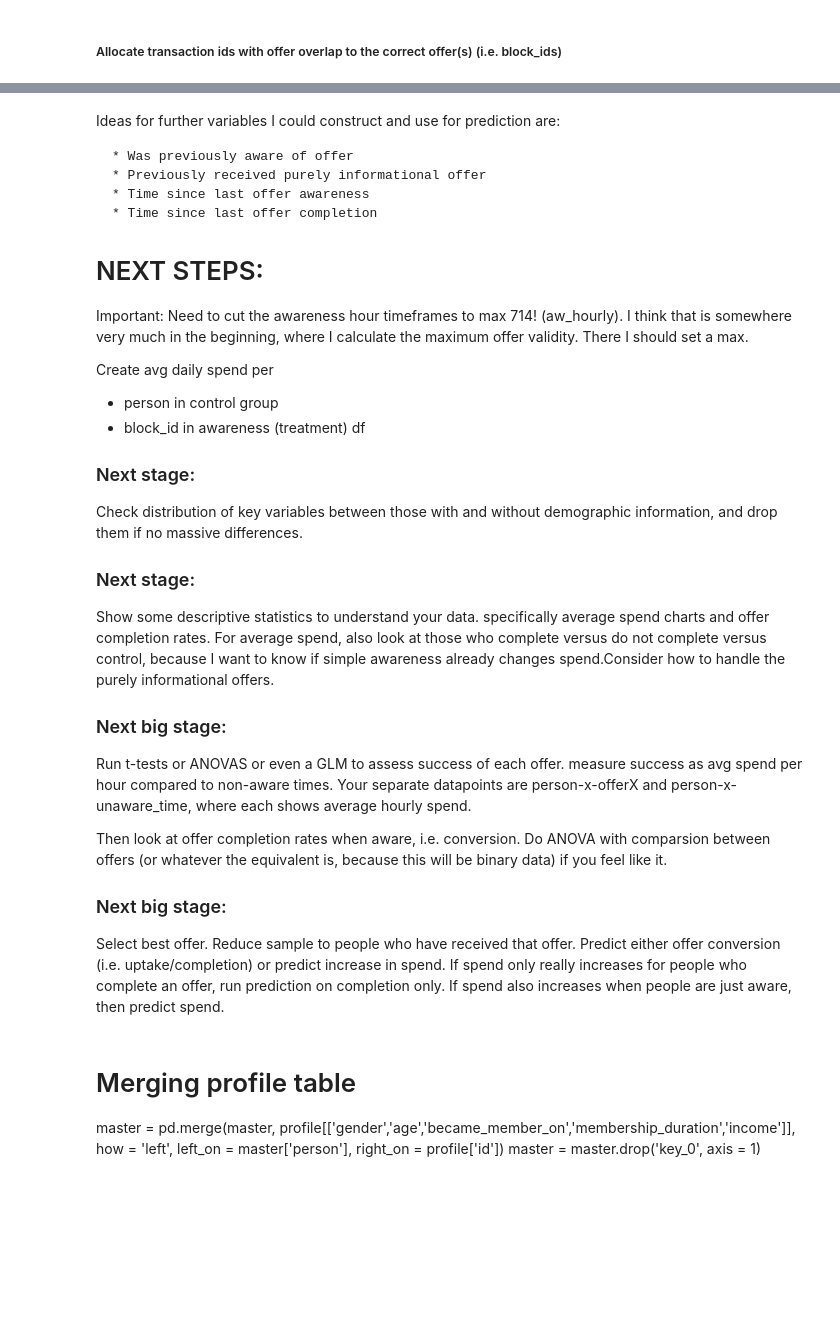
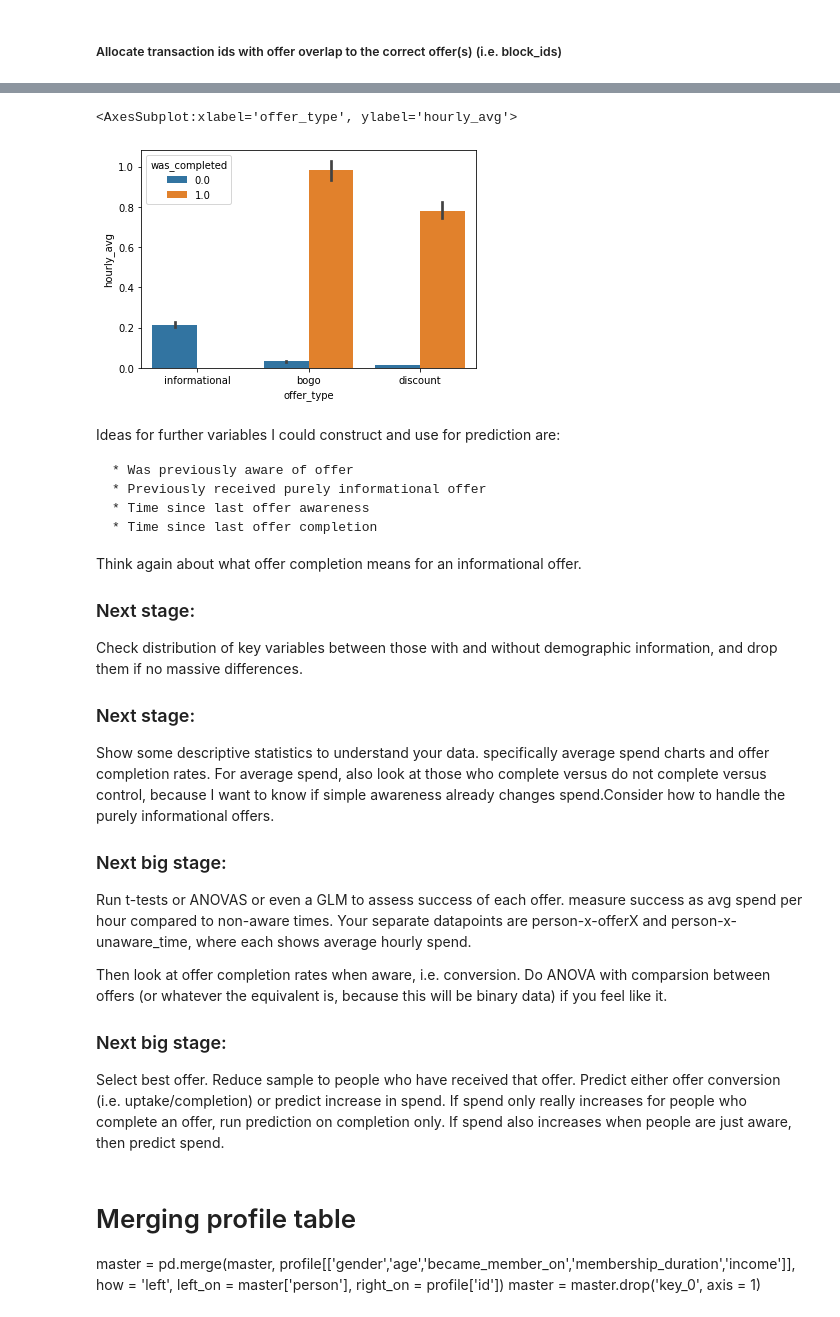
Before and after one commit to judithleao/capstone-project-starbucks, a Jupyter notebook: Starbucks-Wrangling.ipynb, the cells around one changed output, grey strips where cells are left out. Drawn from its saved outputs; the diff is of its cells as text; code cells hidden in the pictures; blank space fills up the shorter version.

```diff
--- a/Starbucks-Wrangling.ipynb
+++ b/Starbucks-Wrangling.ipynb
@@ -733,3 +796,10 @@ dtype: int64
+# %%
+hourly_averages_treatment = hourly_averages.loc[hourly_averages['group'] == 't']
+
+sns.barplot(x = hourly_averages_treatment['offer_type'], y = hourly_averages_treatment['hourly_avg'], hue = hourly_averages_treatment['was_completed'])
+# %% [output]
+<AxesSubplot:xlabel='offer_type', ylabel='hourly_avg'>
+[figure, added]
 # %% [markdown]
 
 Ideas for further variables I could construct and use for prediction are:
@@ -741,13 +811,7 @@ Ideas for further variables I could construct and use for prediction are:
 
 
 
-# NEXT STEPS:
-Important: Need to cut the awareness hour timeframes to max 714! (aw_hourly).
-I think that is somewhere very much in the beginning, where I calculate the maximum offer validity. There I should set a max.
-
-Create avg daily spend per
-- person in control group
-- block_id in awareness (treatment) df
+Think again about what offer completion means for an informational offer.
 
 ### Next stage:
 Check distribution of key variables between those with and without demographic information, and drop them if no massive differences.
```
Also changed, not shown: parts of 65 cells of this notebook.
